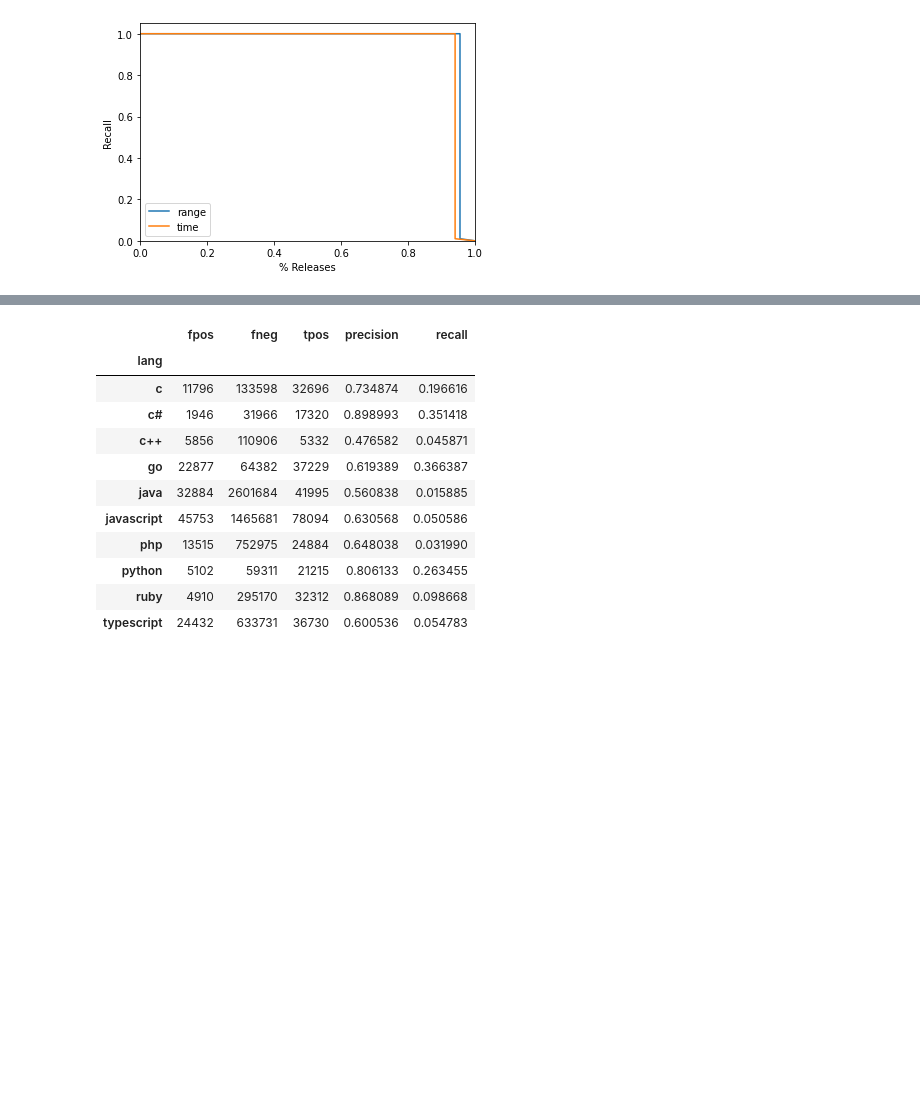
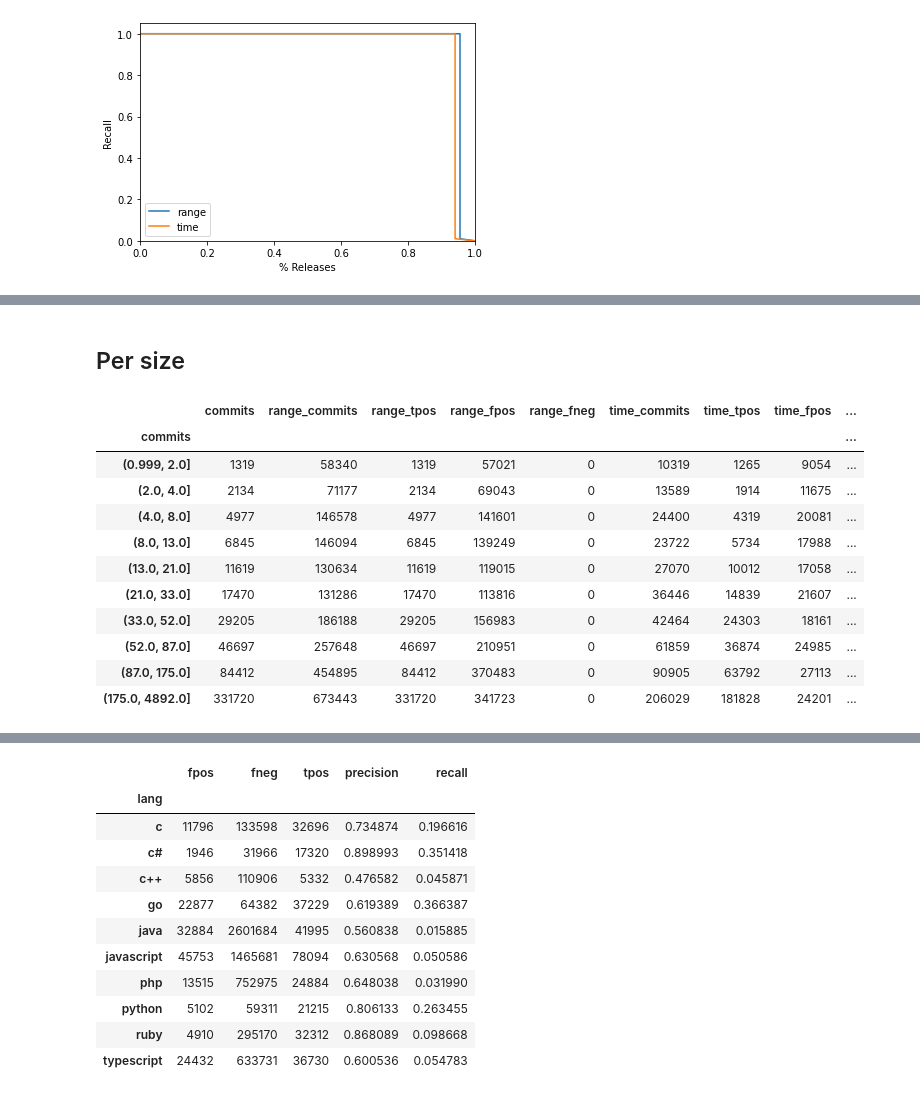
Before and after one commit to gems-uff/release-mining, a Jupyter notebook: 01-rq3_mining.ipynb, the cells around one changed output, grey strips where cells are left out. Saved outputs shown, nothing was run; the diff lists cells and outputs as text; code cells hidden in the pictures; blank space fills up the shorter version.

```diff
--- a/01-rq3_mining.ipynb
+++ b/01-rq3_mining.ipynb
@@ -329,0 +309,23 @@ rlang_df['recall'] = rlang_df.apply(recall, axis=1)
+# %% [markdown]
+## Per size
+# %%
+bins = pd.qcut(releases.commits, q=10)
+rsize = releases.groupby([bins]).sum()
+rsize['range_precision'] = rsize.apply(precision, args=('range',), axis=1)
+rsize['range_recall'] = rsize.apply(recall, args=('range',), axis=1)
+rsize['time_precision'] = rsize.apply(precision, args=('time',), axis=1)
+rsize['time_recall'] = rsize.apply(recall, args=('time',), axis=1)
+rsize
+# %% [output]
+|  | commits | range_commits | range_tpos | range_fpos | range_fneg | time_commits | time_tpos | time_fpos | ... |
+| commits |  |  |  |  |  |  |  |  | ... |
+| (0.999, 2.0] | 1319 | 58340 | 1319 | 57021 | 0 | 10319 | 1265 | 9054 | ... |
+| (2.0, 4.0] | 2134 | 71177 | 2134 | 69043 | 0 | 13589 | 1914 | 11675 | ... |
+| (4.0, 8.0] | 4977 | 146578 | 4977 | 141601 | 0 | 24400 | 4319 | 20081 | ... |
+| (8.0, 13.0] | 6845 | 146094 | 6845 | 139249 | 0 | 23722 | 5734 | 17988 | ... |
+| (13.0, 21.0] | 11619 | 130634 | 11619 | 119015 | 0 | 27070 | 10012 | 17058 | ... |
+| (21.0, 33.0] | 17470 | 131286 | 17470 | 113816 | 0 | 36446 | 14839 | 21607 | ... |
+| (33.0, 52.0] | 29205 | 186188 | 29205 | 156983 | 0 | 42464 | 24303 | 18161 | ... |
+| (52.0, 87.0] | 46697 | 257648 | 46697 | 210951 | 0 | 61859 | 36874 | 24985 | ... |
+| (87.0, 175.0] | 84412 | 454895 | 84412 | 370483 | 0 | 90905 | 63792 | 27113 | ... |
+| (175.0, 4892.0] | 331720 | 673443 | 331720 | 341723 | 0 | 206029 | 181828 | 24201 | ... |
```
Also changed, not shown: parts of 17 cells of this notebook.
